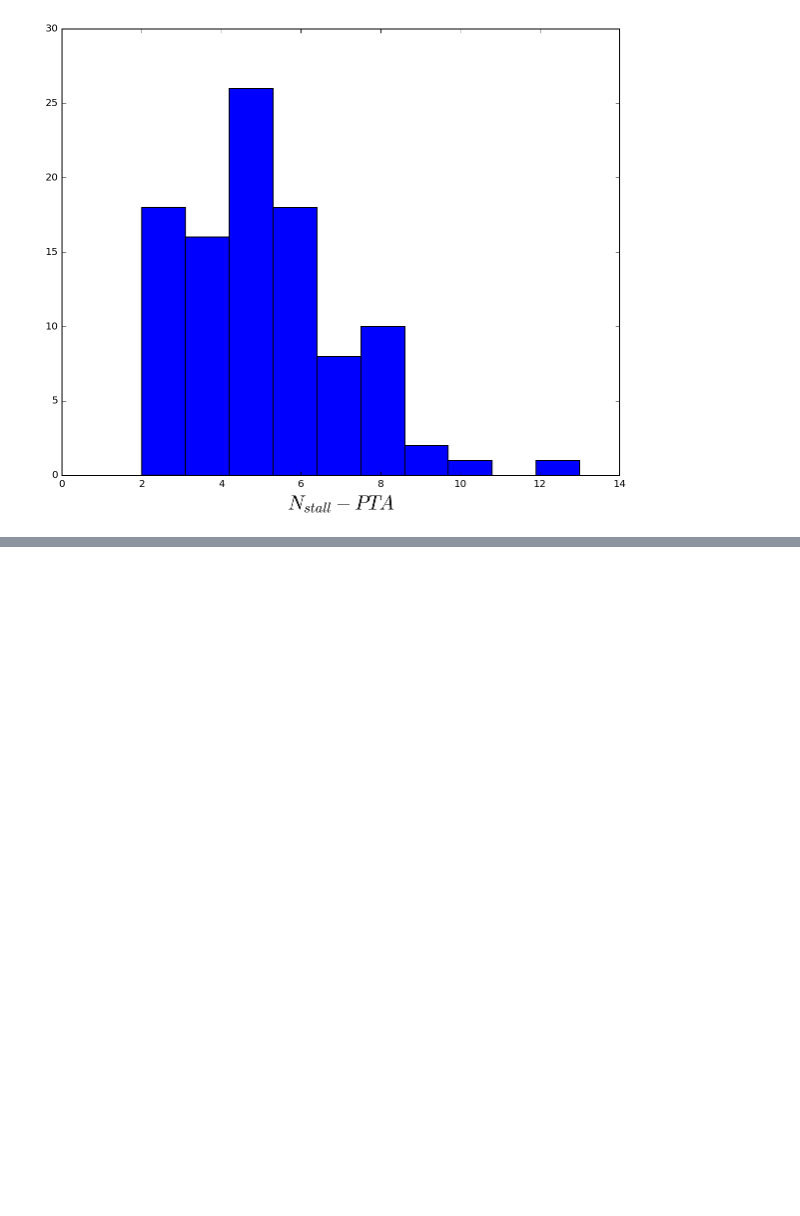
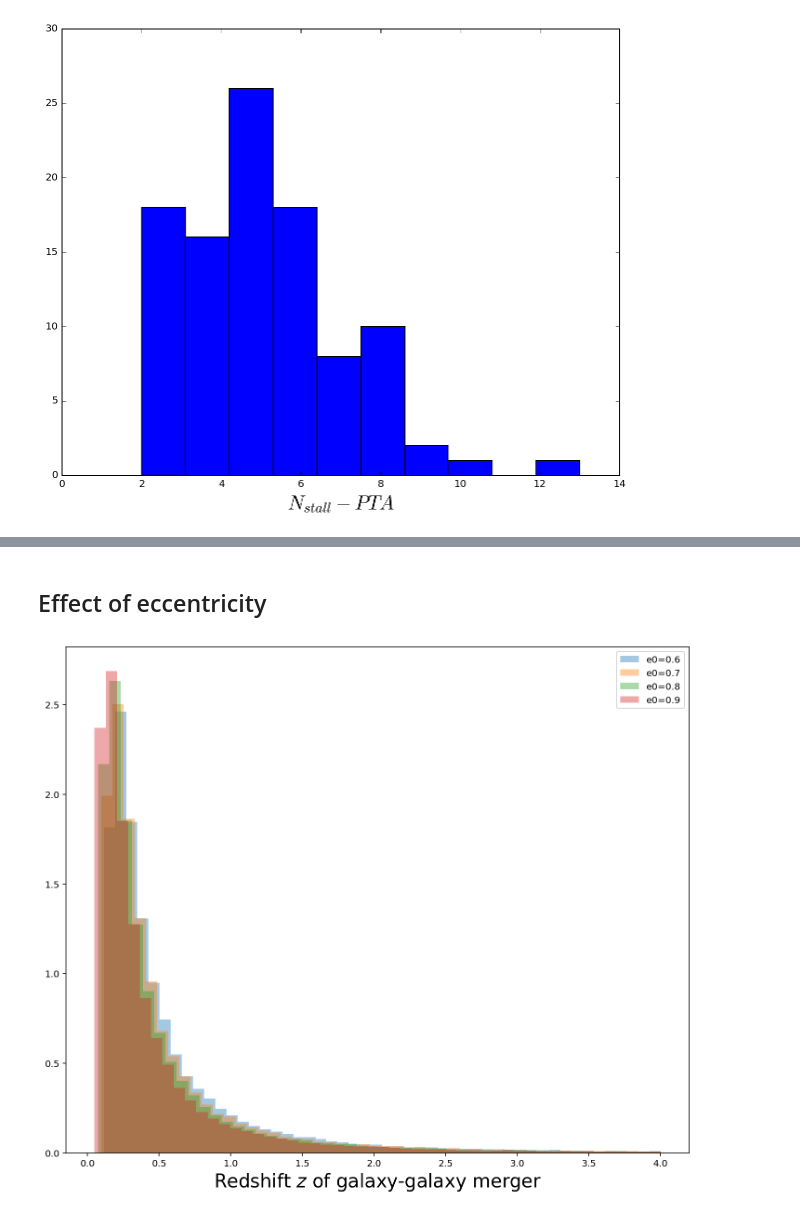
Before and after one commit to sidmohite/nanohertz_GWs, a Jupyter notebook: codes/step1_make_GW_skies.ipynb, the cells around one changed output, grey strips where cells are left out. Cells and saved outputs as stored; diff of their text form; code cells hidden in the pictures; blank space fills up the shorter version.

Commit message:
Added eccentric runs and plots with more realizations

```diff
--- a/codes/step1_make_GW_skies.ipynb
+++ b/codes/step1_make_GW_skies.ipynb
@@ -752,0 +846,18 @@ plt.show()
+# %% [markdown]
+## Effect of eccentricity
+# %%
+data_0p6 = np.loadtxt('../gw_skies/eccentric_runs/gal_realizations_1000_ecc0p6.txt',usecols=(0,15,19,20))
+data_0p7 = np.loadtxt('../gw_skies/eccentric_runs/gal_realizations_1000_ecc0p7.txt',usecols=(0,15,19,20))
+data_0p8 = np.loadtxt('../gw_skies/eccentric_runs/gal_realizations_1000_ecc0p8.txt',usecols=(0,15,19,20))
+data_0p9 = np.loadtxt('../gw_skies/eccentric_runs/gal_realizations_1000_ecc0p9.txt',usecols=(0,15,19,20))
+# %%
+plt.figure(figsize=(12,10))
+sb.distplot(data_0p6[:,1],label='e0=0.6',kde=False,norm_hist=True)
+sb.distplot(data_0p7[:,1],label='e0=0.7',kde=False,norm_hist=True)
+sb.distplot(data_0p8[:,1],label='e0=0.8',kde=False,norm_hist=True)
+sb.distplot(data_0p9[:,1],label='e0=0.9',kde=False,norm_hist=True)
+plt.xlabel(r'Redshift $z$ of galaxy-galaxy merger',fontsize=20)
+plt.legend()
+plt.show()
+# %% [output]
+[figure, added]
```
Also changed, not shown: parts of 15 cells of this notebook, 5 other files.
